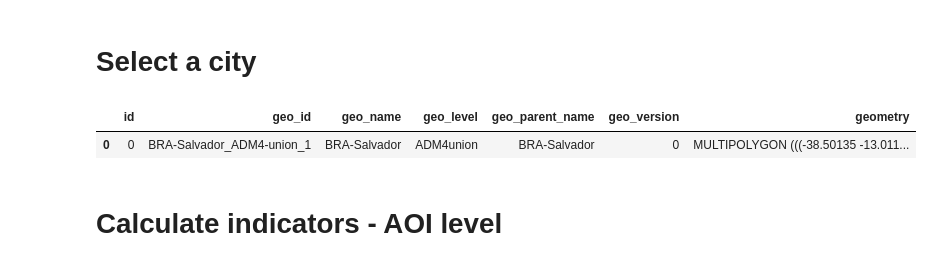
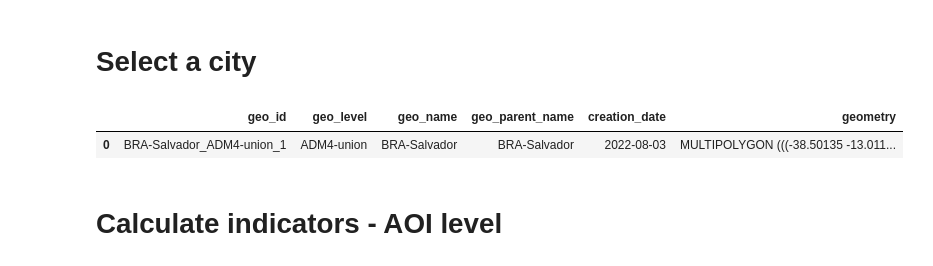
Before and after one commit to wri/cities-cif, a Jupyter notebook: notebooks/tutorial.ipynb, the cells around one changed output. Drawn from its saved outputs; the diff is of its cells as text; code cells hidden in the pictures.

```diff
--- a/notebooks/tutorial.ipynb
+++ b/notebooks/tutorial.ipynb
@@ -26,16 +35,12 @@ from city_metrix import (
 # %% [markdown]
 # Select a city
 # %%
-# Get city boundary
-cities_api_url = "http://3.225.116.209:8000/cities"
-city_name = "BRA-Salvador"
-admin_level = "ADM4union"
-city_geom = cities_api_url + "/"+city_name+"/"+admin_level+"/geojson"
-city_gdf = gpd.read_file(city_geom)
+boundary_path = 'https://cities-indicators.s3.eu-west-3.amazonaws.com/data/boundaries/boundary-BRA-Salvador-ADM4union.geojson'
+city_gdf = gpd.read_file(boundary_path, driver='GeoJSON')
 city_gdf.head()
 # %% [output]
-|  | id | geo_id | geo_name | geo_level | geo_parent_name | geo_version | geometry |
-| 0 | 0 | BRA-Salvador_ADM4-union_1 | BRA-Salvador | ADM4union | BRA-Salvador | 0 | MULTIPOLYGON (((-38.50135 -13.011... |
+|  | geo_id | geo_level | geo_name | geo_parent_name | creation_date | geometry |
+| 0 | BRA-Salvador_ADM4-union_1 | ADM4-union | BRA-Salvador | BRA-Salvador | 2022-08-03 | MULTIPOLYGON (((-38.50135 -13.011... |
 # %% [markdown]
 # Calculate indicators - AOI level
 # %% [markdown]
```
Also changed, not shown: parts of 26 cells of this notebook.
